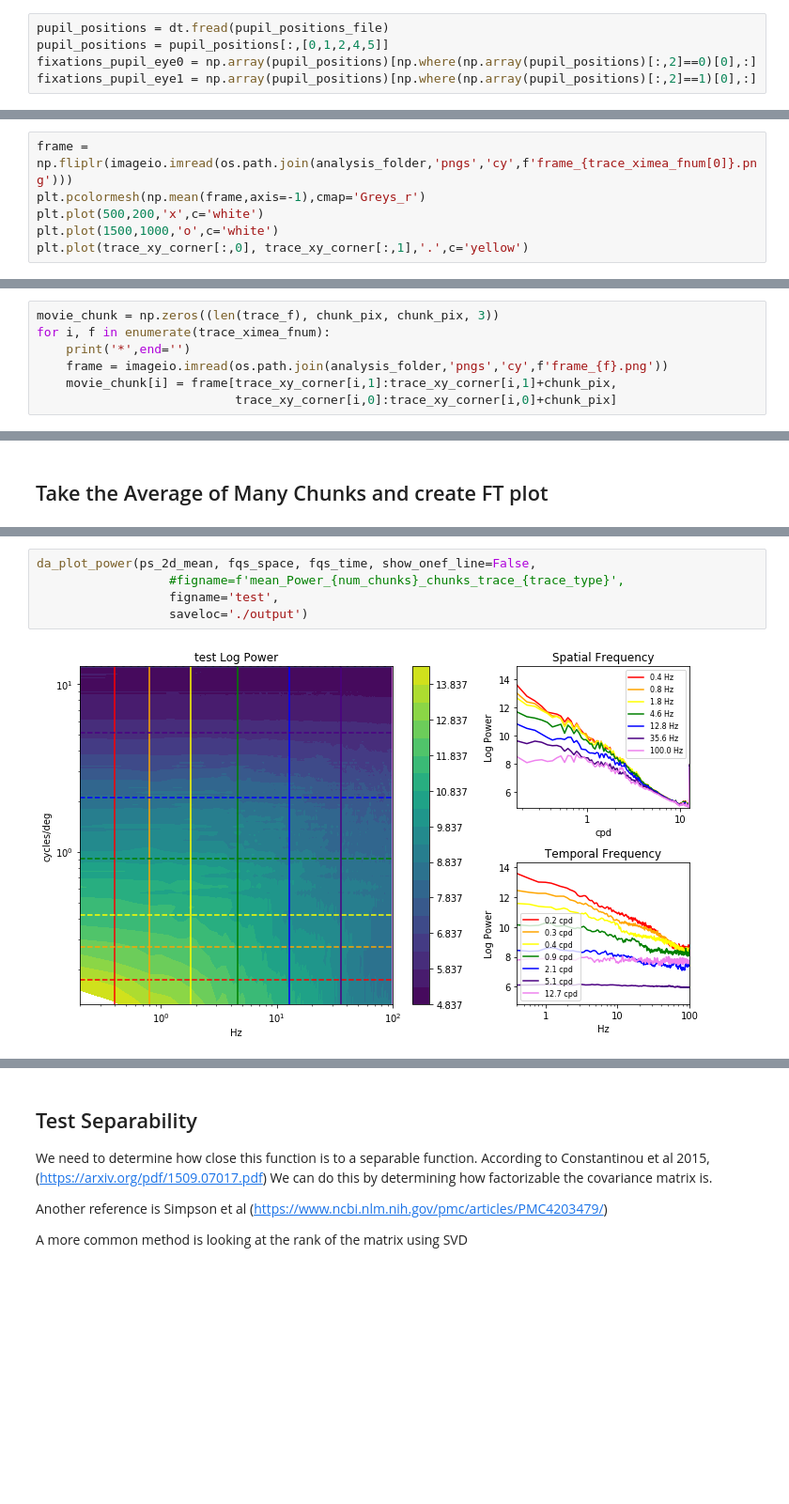
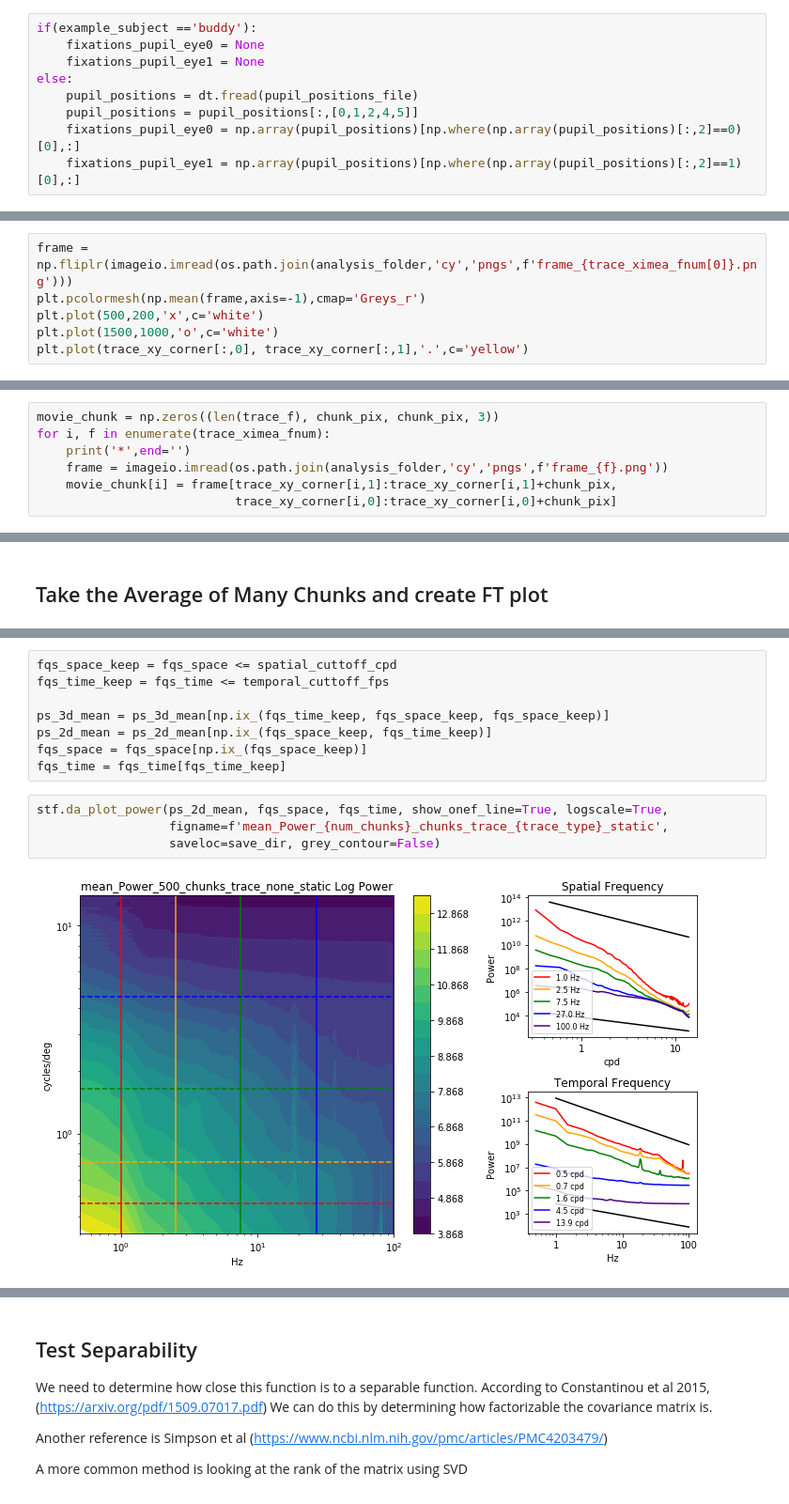
Before and after one commit to vdutell/st-bravo_analysis, a Jupyter notebook: 4. Chunk_Overlay_Fourier.ipynb, the cells around one changed output, grey strips where cells are left out. Shown: that part at 94% size. Saved outputs shown, nothing was run; the diff lists cells and outputs as text; blank space fills up the shorter version.

```diff
--- a/4. Chunk_Overlay_Fourier.ipynb
+++ b/4. Chunk_Overlay_Fourier.ipynb
@@ -93,7 +96,11 @@ timeline_ximea = timeline_ximea[timeline_task==1]
 timeline_pupil_eye0 = timeline_pupil_eye0[timeline_task==1]
 timeline_pupil_eye1 = timeline_pupil_eye1[timeline_task==1]
 # %%
-pupil_positions = dt.fread(pupil_positions_file)
-pupil_positions = pupil_positions[:,[0,1,2,4,5]]
-fixations_pupil_eye0 = np.array(pupil_positions)[np.where(np.array(pupil_positions)[:,2]==0)[0],:]
-fixations_pupil_eye1 = np.array(pupil_positions)[np.where(np.array(pupil_positions)[:,2]==1)[0],:]
+if(example_subject =='buddy'):
+    fixations_pupil_eye0 = None
+    fixations_pupil_eye1 = None
+else:
+    pupil_positions = dt.fread(pupil_positions_file)
+    pupil_positions = pupil_positions[:,[0,1,2,4,5]]
+    fixations_pupil_eye0 = np.array(pupil_positions)[np.where(np.array(pupil_positions)[:,2]==0)[0],:]
+    fixations_pupil_eye1 = np.array(pupil_positions)[np.where(np.array(pupil_positions)[:,2]==1)[0],:]
@@ -174,7 +182,7 @@ Specifically, for the 'norm_position_x' and y, we need to map the coordinate sys
 
 Look at Pupil player to make sure image is not flipped
 # %%
-frame = np.fliplr(imageio.imread(os.path.join(analysis_folder,'pngs','cy',f'frame_{trace_ximea_fnum[0]}.png')))
+frame = np.fliplr(imageio.imread(os.path.join(analysis_folder,'cy','pngs',f'frame_{trace_ximea_fnum[0]}.png')))
 plt.pcolormesh(np.mean(frame,axis=-1),cmap='Greys_r')
 plt.plot(500,200,'x',c='white')
 plt.plot(1500,1000,'o',c='white')
@@ -188,7 +196,7 @@ plt.plot(trace_xy_corner[:,0], trace_xy_corner[:,1],'.',c='yellow')
 movie_chunk = np.zeros((len(trace_f), chunk_pix, chunk_pix, 3))
 for i, f in enumerate(trace_ximea_fnum):
     print('*',end='')
-    frame = imageio.imread(os.path.join(analysis_folder,'pngs','cy',f'frame_{f}.png'))
+    frame = imageio.imread(os.path.join(analysis_folder,'cy','pngs',f'frame_{f}.png'))
     movie_chunk[i] = frame[trace_xy_corner[i,1]:trace_xy_corner[i,1]+chunk_pix,
                            trace_xy_corner[i,0]:trace_xy_corner[i,0]+chunk_pix]
 # %% [output]
@@ -404,7 +280,14 @@ def da_plot_power(power_spectrum, fqspace, fqtime, nsamples = 7, minmaxcolors=(N
+# %%
+fqs_space_keep = fqs_space <= spatial_cuttoff_cpd
+fqs_time_keep = fqs_time <= temporal_cuttoff_fps
+
+ps_3d_mean = ps_3d_mean[np.ix_(fqs_time_keep, fqs_space_keep, fqs_space_keep)]
+ps_2d_mean = ps_2d_mean[np.ix_(fqs_space_keep, fqs_time_keep)]
+fqs_space = fqs_space[np.ix_(fqs_space_keep)]
+fqs_time = fqs_time[fqs_time_keep]
 # %%
-da_plot_power(ps_2d_mean, fqs_space, fqs_time, show_onef_line=False,
-                  #figname=f'mean_Power_{num_chunks}_chunks_trace_{trace_type}',
-                  figname='test',
-                  saveloc='./output')
+stf.da_plot_power(ps_2d_mean, fqs_space, fqs_time, show_onef_line=True, logscale=True,
+                  figname=f'mean_Power_{num_chunks}_chunks_trace_{trace_type}_static',
+                  saveloc=save_dir, grey_contour=False)
 # %% [output]
-[figure, old version]
+[figure, new version]
```
Also changed, not shown: parts of 17 cells of this notebook, 6 other files.
